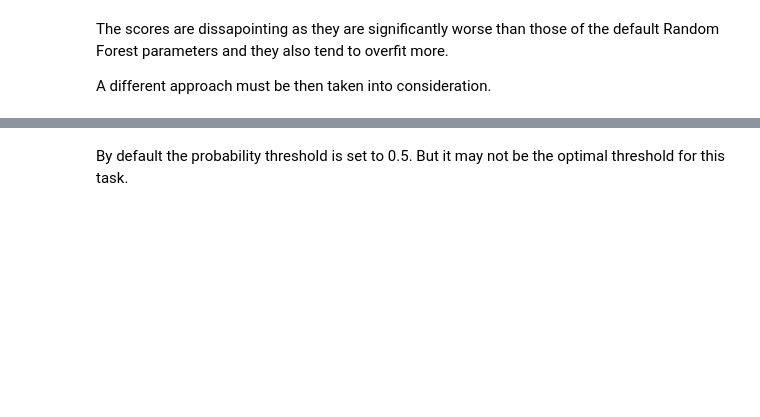
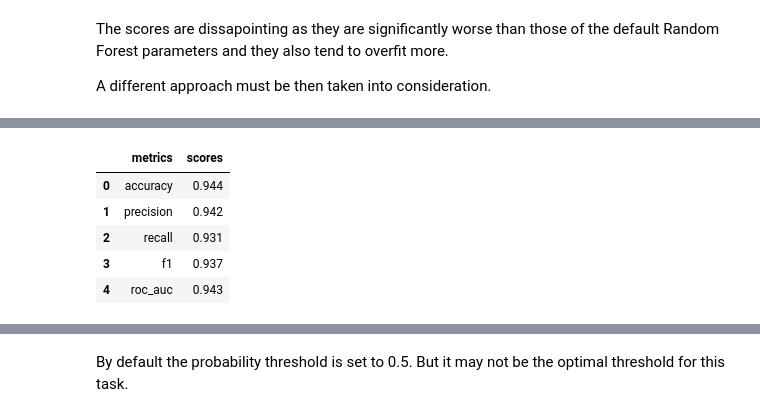
Before and after one commit to joanlenczuk/red_hat_project, a Jupyter notebook: modeling_red_hat.ipynb, the cells around one changed output, grey strips where cells are left out. Cells and saved outputs as stored; diff of their text form; code cells hidden in the pictures; blank space fills up the shorter version.

```diff
--- a/modeling_red_hat.ipynb
+++ b/modeling_red_hat.ipynb
@@ -515,0 +517,4 @@ A different approach must be then taken into consideration.
+# %%
+rf_trees = RandomForestClassifier(n_estimators=150, random_state=random_seed)
+# %%
+rf_trees.fit(X_train, y_train)
@@ -515,0 +529,6 @@ A different approach must be then taken into consideration.
+# %%
+y_train_pred  = make_predictions(rf_trees, X_train, y_train)
+y_test_pred  = make_predictions(rf_trees, X_test, y_test)
+# %%
+metrics_train = evaluate_scores(y_train, y_train_pred)
+metrics_test = evaluate_scores(y_test, y_test_pred)
@@ -515,0 +538,9 @@ A different approach must be then taken into consideration.
+# %%
+metrics_train
+# %% [output]
+|  | metrics | scores |
+| 0 | accuracy | 0.944 |
+| 1 | precision | 0.942 |
+| 2 | recall | 0.931 |
+| 3 | f1 | 0.937 |
+| 4 | roc_auc | 0.943 |
```
Also changed, not shown: parts of 36 cells of this notebook, 1 other file.
